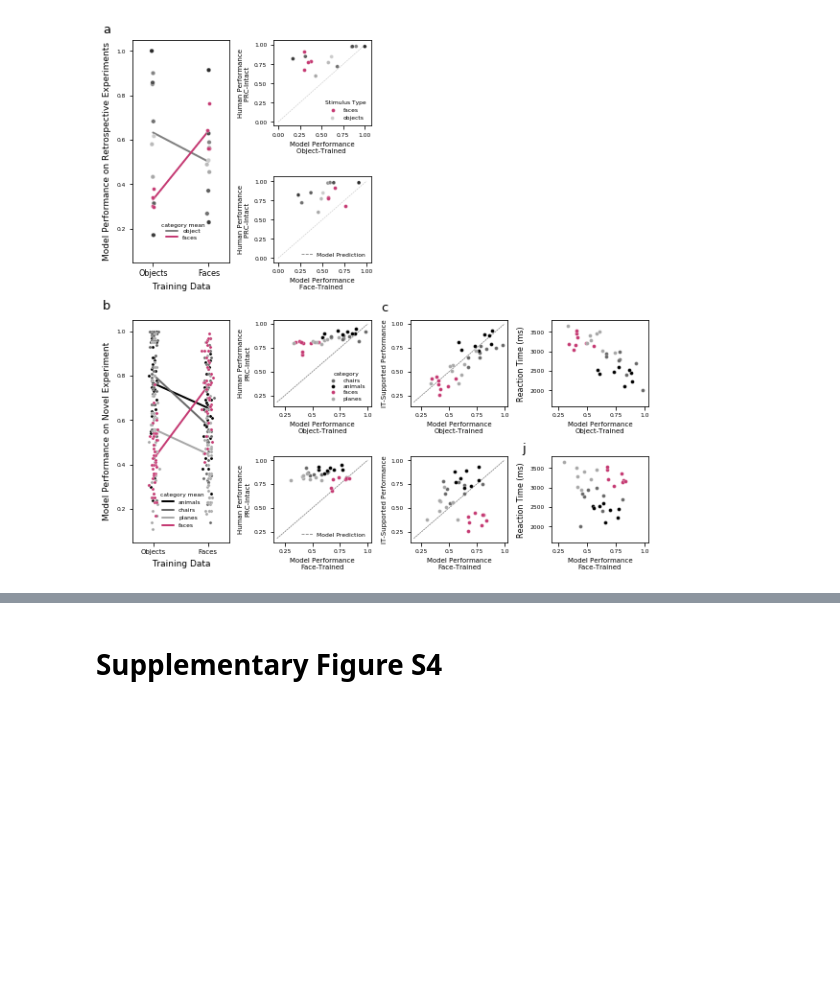
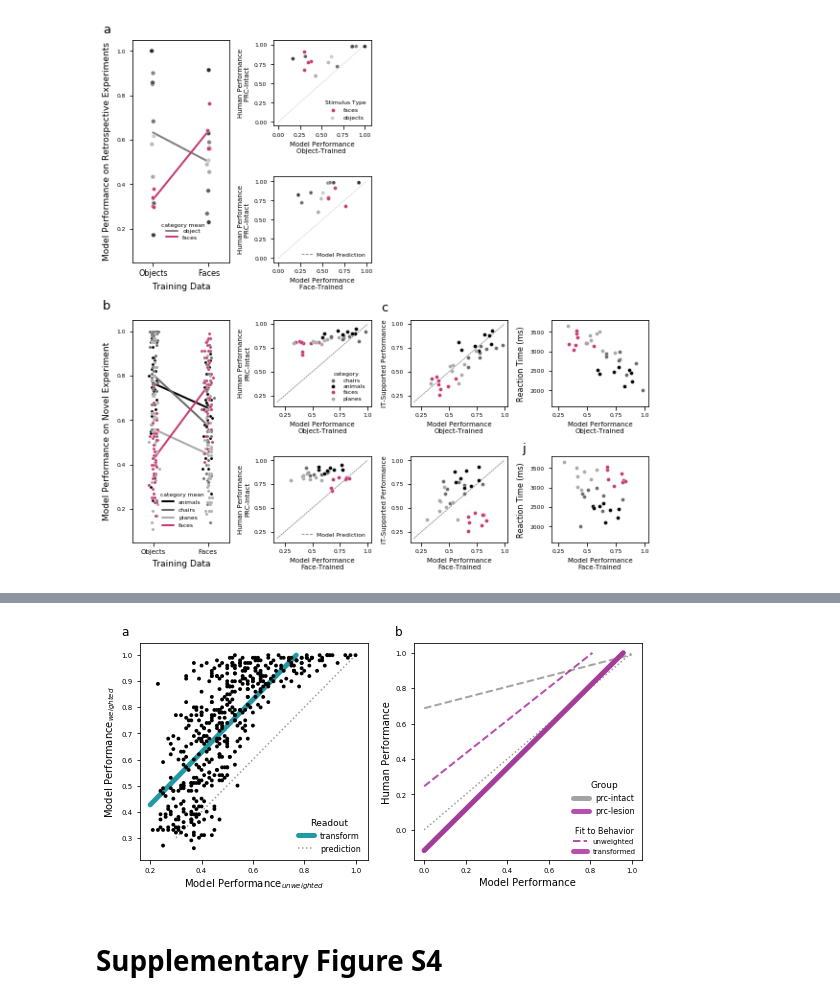
Before and after one commit to neuroailab/mtl_perception, a Jupyter notebook: summary/reporting_statistics.ipynb, the cells around one changed output, grey strips where cells are left out. Drawn from its saved outputs; the diff is of its cells as text; code cells hidden in the pictures; blank space fills up the shorter version.

```diff
--- a/summary/reporting_statistics.ipynb
+++ b/summary/reporting_statistics.ipynb
@@ -530,3 +542,10 @@ viz.changing_distribution_of_training_data(retrospective, mm_select, novel, figu
+# %%
+# location with original weighted and nonweighted (i.e. distance) model performance on novel stimuli
+unweighted_model_performance_location = os.path.join(electrophysiological_location, 'summaries.pkl')
+# %%
+viz.transformed_model_performance(retrospective, unweighted_model_performance_location, figure_location)
+# %% [output]
+[figure, added]
 # %% [markdown]
 # Supplementary Figure S4
 # %% [markdown]
```
Also changed, not shown: parts of 6 cells of this notebook, 4 other files.
